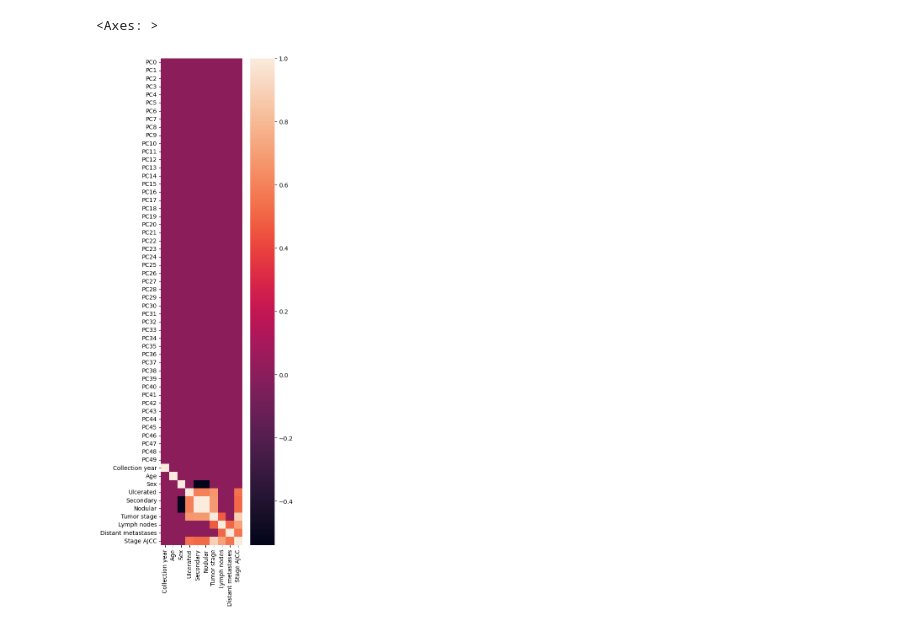
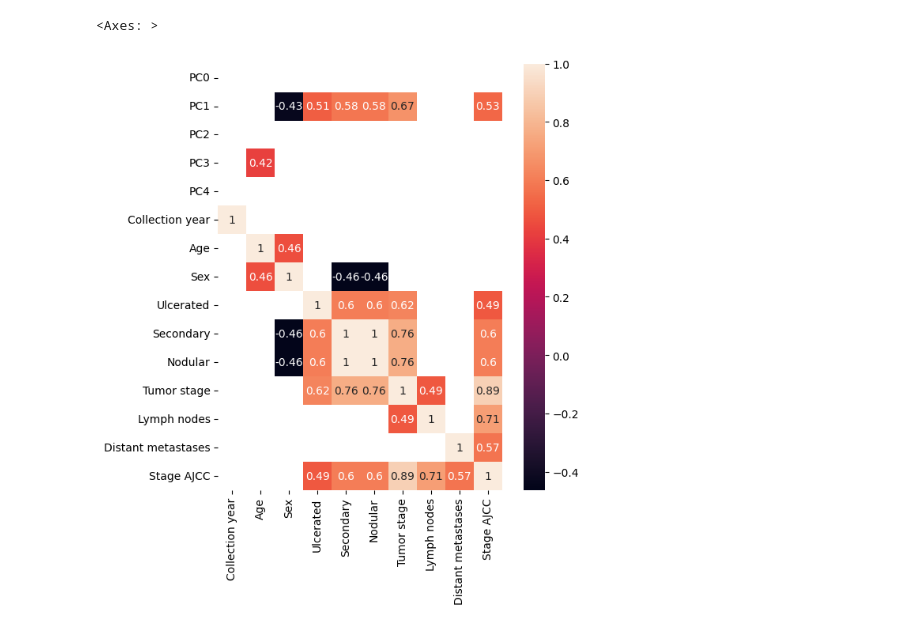
Before and after one commit to bionetslab/xml_melc_melanoma, a Jupyter notebook: model/features/meta_correlations.ipynb, the cells around one changed output. Saved outputs shown, nothing was run; the diff lists cells and outputs as text; code cells hidden in the pictures.

```diff
--- a/model/features/meta_correlations.ipynb
+++ b/model/features/meta_correlations.ipynb
@@ -79,7 +78,7 @@ pca.columns = [f"PC{c}" for c in pca.columns]
 # %%
 data['Sex'].replace({'f': -1, 'm': 1}, inplace=True)
 data['Group'].replace({'Nevus': -1, 'Melanoma': 1}, inplace=True)
-for c in ["Collection year", "Age", 'Sex', 'Group']: #cols:
+for c in ["Collection year", "Age", 'Sex', 'Float tumor stage']: #cols:
     data[c] = data[c].astype(float)
     pca[c] = (data[c] - data[c].mean()) / data[c].std()
 # %%
@@ -93,21 +92,11 @@ sns.heatmap(corr, square=True)
-# %%
-data = pd.read_csv("/data_nfs/datasets/melc/melc_clinical_data.csv")
-dataset = "Melanoma"
-data = data[data["Dataset"] == dataset]
-data = data[~data["file_path"].isna()]
-dl = t.utils.data.DataLoader(MelanomaData(markers, dataset, data, mode="val"), batch_size=10) #, shuffle=True)
-data.loc[241:243, "Tumor stage"] = "T4b"
-data["Coarse tumor stage"] = data["Tumor stage"].astype(str).apply(lambda x: x[1:-1])
-data["Coarse tumor stage"] = data["Coarse tumor stage"].replace({"a":-1})
-data["Collection year"] = data["Collection data"].apply(lambda x: x[-4:])
 # %%
-mel_features = features[np.where(labels == "Melanoma")]
+mel_features = features
 p = PCA(50)
 transf = p.fit_transform(mel_features)
 pca = pd.DataFrame(transf)
 pca.columns = [f"PC{c}" for c in pca.columns]
 # %%
-mel_data = data[data["Group"] == "Melanoma"].copy()
+mel_data = data
 mel_data = mel_data.dropna(subset=["Tumor stage"])
 # %%
 mel_data = mel_data.reset_index().drop("index", axis="columns")
@@ -140,10 +129,11 @@ for c in ["Collection year", "Age", 'Sex', 'Ulcerated', 'Secondary', 'Nodular',
         print(c)
     pca[c] = (mel_data[c] - mel_data[c].mean()) / (mel_data[c].std())
 # %%
-plt.figure(figsize=(5, 15))
+plt.figure(figsize=(7, 7))
 corr = pca.corr()[:][50:].T
 corr *= np.abs(corr) > 0.4
-sns.heatmap(corr, square=True)
+corr.drop([f"PC{i}" for i in range(5, 50)], axis=0, inplace=True)
+sns.heatmap(corr, square=True, annot=True, mask=corr==0)
 # %% [output]
 <Axes: >
-[figure, old version]
+[figure, new version]
```
Also changed, not shown: parts of 5 cells of this notebook, 25 other files.
